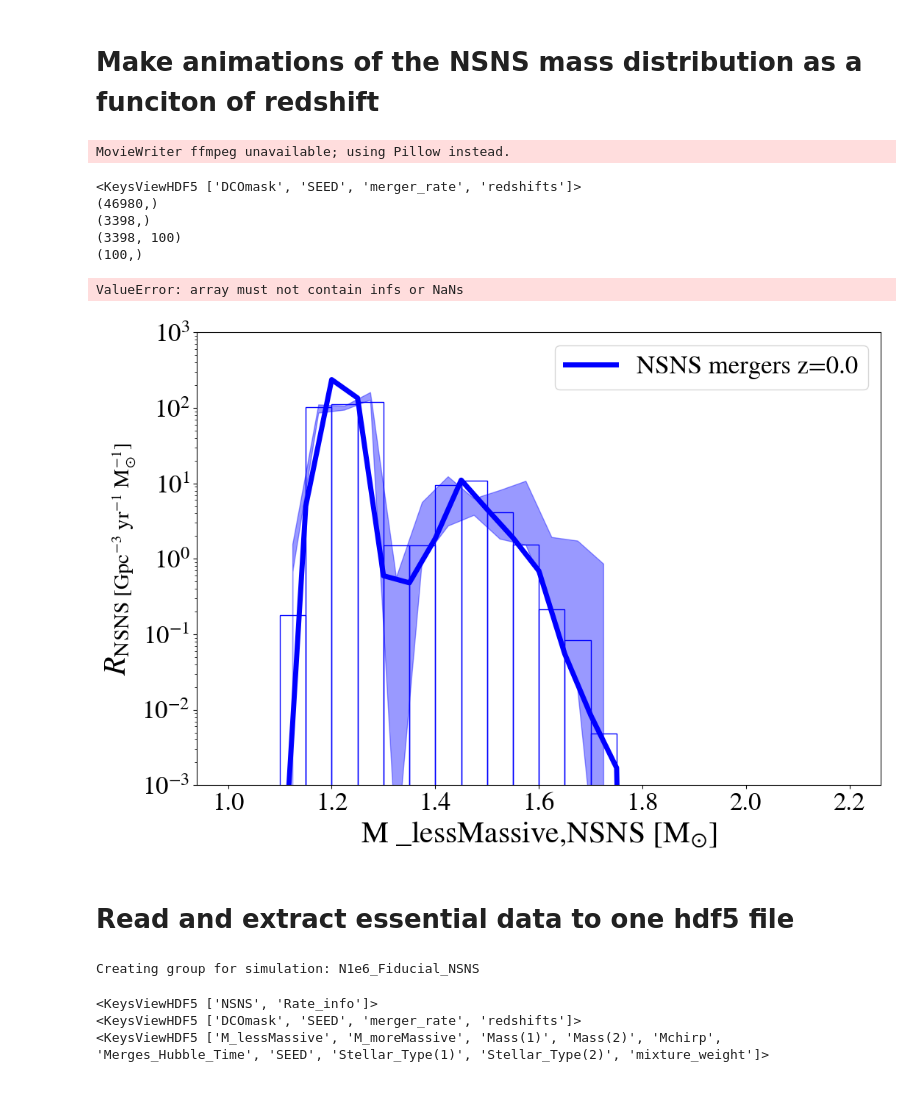
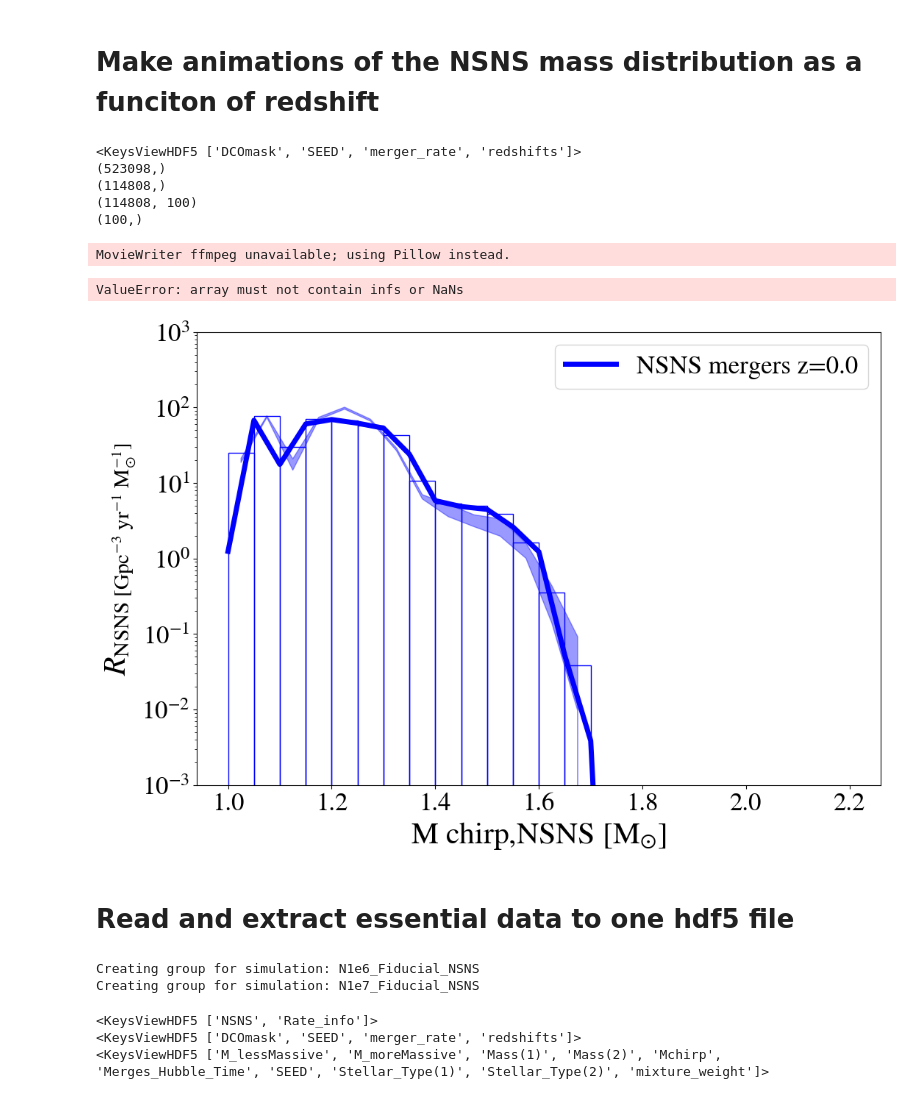
Before and after one commit to LiekeVanSon/NSNS_masses, a Jupyter notebook: code/InspectRates.ipynb, the cells around one changed output. Drawn from its saved outputs; the diff is of its cells as text; code cells hidden in the pictures.

```diff
--- a/code/InspectRates.ipynb
+++ b/code/InspectRates.ipynb
@@ -55,6 +53,8 @@ hist_col          = 'blue'
 
 ####################################
 # Read the rates data
+data_dir = '/mnt/ceph/users/lvanson/CompasOutput/v02.41.06/N1e7_Fiducial_NSNS/'
+
 File = h5.File(data_dir+'/CosmicIntegration/Rate_info.h5', 'r')
 
 # Set the key for the simulation data to analyze
@@ -94,7 +94,7 @@ fig, ax = plt.subplots(figsize=(12, 8))
 
 # Define the bins and x values for the KDE
 Mbinwidth = 0.05
-mass_key = '_moreMassive' #  'chirp'#'_lessMassive' #
+mass_key = 'chirp' #  'chirp'#'_lessMassive' #
 bins = np.arange(1, 2.2, Mbinwidth)
 x_KDE = np.arange(1, 2.2, 0.05)
 
@@ -142,41 +142,41 @@ def animate(i):
         if logx:
             y_vals = y_vals*center_bins
         percentiles = np.percentile(y_vals, [10., 90.], axis=0)
 
         # Plot the 90% tile
         ax.fill_between(center_bins, percentiles[0],percentiles[1], alpha=0.4, color=hist_col, zorder = 0)
 
 
     # Plot the KDE
     kernel = stats.gaussian_kde(NSNStable[f'M{mass_key}'], weights=rates[:, redshift_i],  bw_method=0.1)# bw_method='silverman' 'scott')
     KDEy_vals = kernel(x_KDE) * sum(hist) / norm  # re-normalize the KDE
     ax.plot(x_KDE, KDEy_vals, label=f'NSNS mergers z={np.round(redshifts[redshift_i],2)}' , color=hist_col, lw=5)
 
     # Set the axis labels and limits
     ax.set_xlabel(f'M {mass_key},NSNS '+ '$[\mathrm{M_{\odot}} ]$', fontsize=30)
     ax.set_ylabel('$R_{\mathrm{NSNS} \ \mathrm{[Gpc^{-3} \ yr^{-1} \ M_{\odot}^{-1}}]}$', fontsize=30)
     ax.set_yscale('log')
     ax.set_ylim(1e-3, 1e3)
     ax.legend()
 
 # Create the animation object
 ani = animation.FuncAnimation(fig, animate, frames=len(File[sim_key]['redshifts']), interval=500)
 
 # Save the animation as a GIF file
 # ani.save(data_dir+sim+'/output/Rates/NSNS_merger_rates.gif')
-ani.save(f'../plots/NSNS_merger_rates_M{mass_key}.gif')
+ani.save(f'../plots/N1e7_NSNS_merger_rates_M{mass_key}.gif')
 
 # Show the animation
 plt.show()
 # %% [output]
-MovieWriter ffmpeg unavailable; using Pillow instead.
+<KeysViewHDF5 ['DCOmask', 'SEED', 'merger_rate', 'redshifts']>
+(523098,)
+(114808,)
+(114808, 100)
+(100,)
-<KeysViewHDF5 ['DCOmask', 'SEED', 'merger_rate', 'redshifts']>
-(46980,)
-(3398,)
-(3398, 100)
-(100,)
+MovieWriter ffmpeg unavailable; using Pillow instead.
 ValueError: array must not contain infs or NaNs
-[figure, old version]
+[figure, new version]
 # %% [markdown]
 # Read and extract essential data to one hdf5 file
 # %%
@@ -186,7 +186,7 @@ ValueError: array must not contain infs or NaNs
 # sim_list = [sim for sim in simulations if sim not in ['EssentialData', 'Grid_Call_Stroopwafel.py']]
 
 data_dir = '/mnt/ceph/users/lvanson/CompasOutput/v02.41.06/'
-sim_list = ['N1e6_Fiducial_NSNS']
+sim_list = ['N1e6_Fiducial_NSNS', 'N1e7_Fiducial_NSNS']
 
 # Define the list of keys to extract from the DCO data
 key_list = ['SEED', 'Mass(1)', 'Mass(2)', 'mixture_weight',
@@ -239,6 +239,7 @@ with h5.File(data_dir+'/'+output_file, 'w') as f:
         #     continue
 # %% [output]
 Creating group for simulation: N1e6_Fiducial_NSNS
+Creating group for simulation: N1e7_Fiducial_NSNS
 # %%
 data =  h5.File(data_dir+'ReducedCOMPASData.h5', 'r')
 print(data['N1e6_Fiducial_NSNS'].keys() )
```
Also changed, not shown: parts of 1 cell of this notebook, 14 other files.
